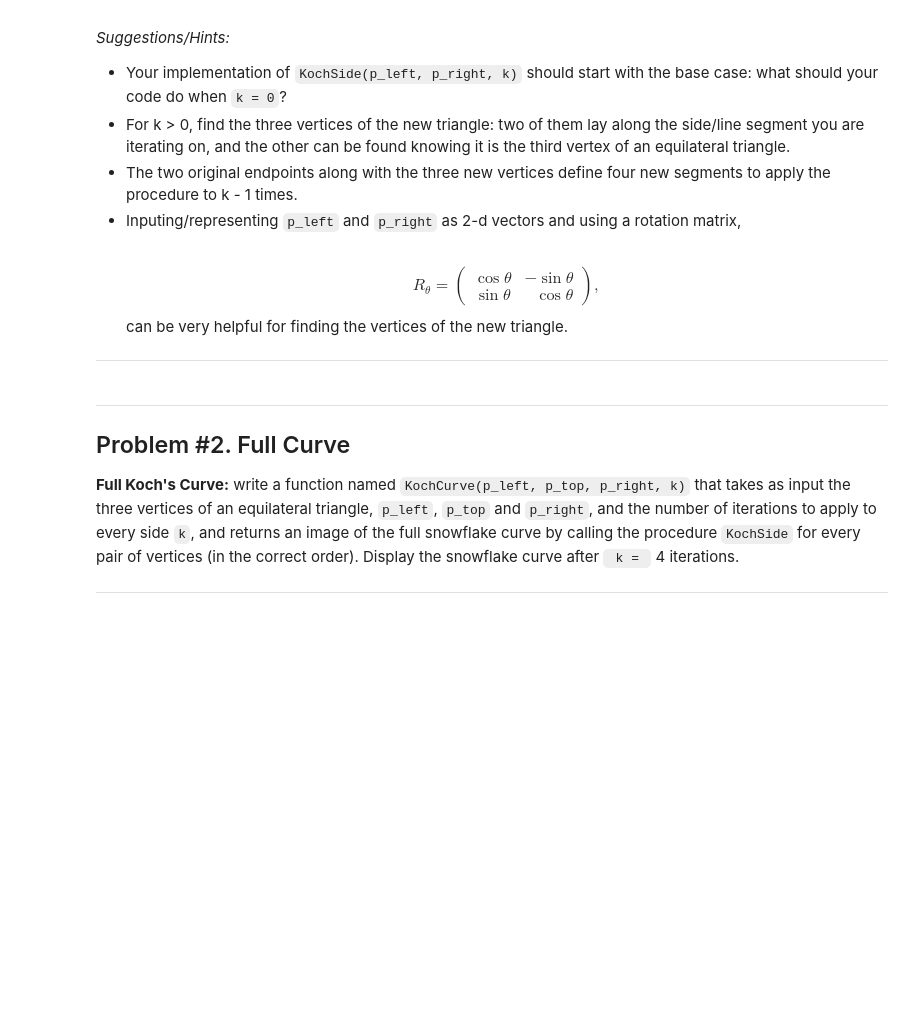
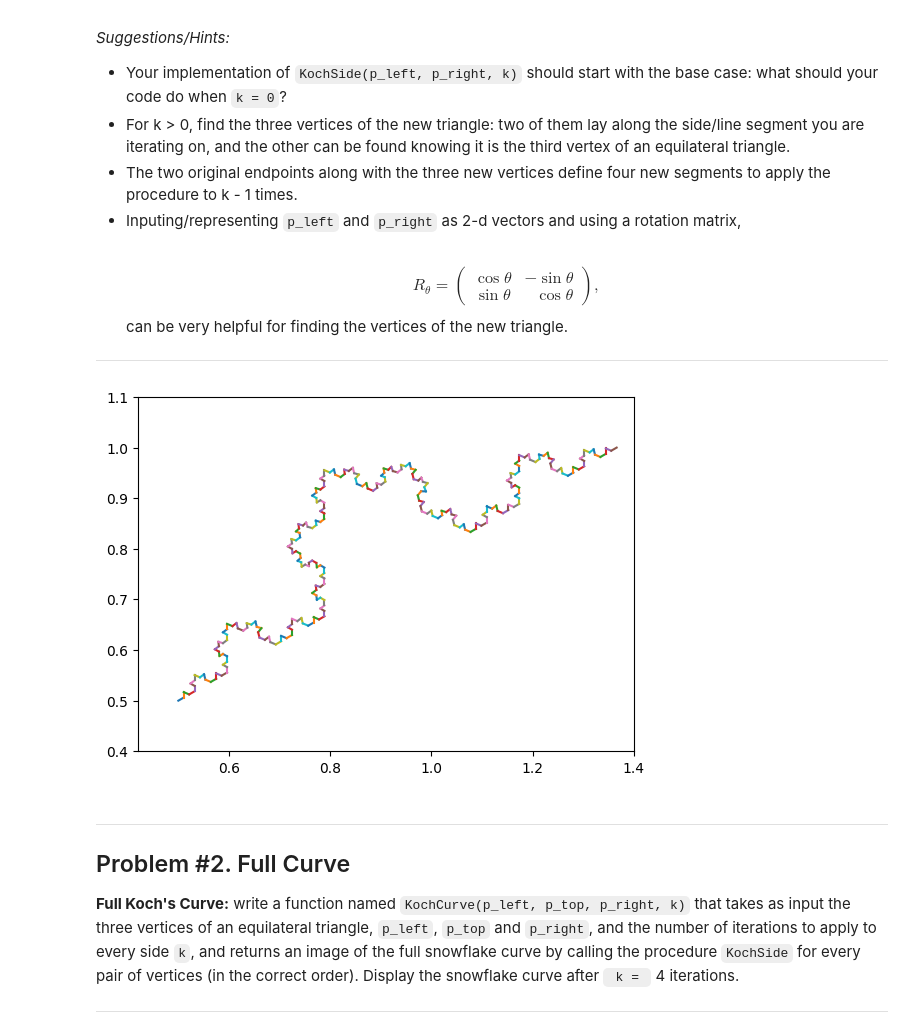
Before and after one commit to paramdesai321/Snowflake_Curve, a Jupyter notebook: main.ipynb, the cells around one changed output. Drawn from its saved outputs; the diff is of its cells as text; code cells hidden in the pictures; blank space fills up the shorter version.

Commit message:
implementing the final curve for k=4

```diff
--- a/main.ipynb
+++ b/main.ipynb
@@ -62,7 +62,8 @@ def KochSide(p_left, p_right, k):
     if k == 0: # base case
         # resolve base case
         # draw the line
-       plt.plot(p_left,p_right)
+       plt.plot([p_left[0], p_right[0]], [p_left[1], p_right[1]])
+
 
     else: # calculate new vertices and make recursive calls to KochSide for k-1 iterations
 
@@ -77,41 +78,54 @@ def KochSide(p_left, p_right, k):
         Side = linalg.norm(Side_Vector)
 
 
-        R = (math.sqrt(3)/2)*(Side/3)*Rotation_Matrix
+
         p1 = p_left
         # p2 = one thrid from p_left in the direction of p_right
         p2 = Side_Vector/3 + p1
         # p3 = vertex of new triangle (not on original line)
-        p3 = (p_left+p_right)/2 + R
+
         # p4 = two thrids from p_left in the direction of p_right
         p4= Side_Vector*(2/3) + p1
         p5 = p_right
-
+        Theta = np.pi / 3
+        Rotation_Matrix = np.array([
+            [np.cos(Theta), -np.sin(Theta)],
+            [np.sin(Theta),  np.cos(Theta)]
+        ])
+        Thea = np.pi /2
+        Rotation_Matrix_90 = np.array([
+            [np.cos(Theta), -np.sin(Theta)],
+            [np.sin(Theta),  np.cos(Theta)]
+        ])
+        # p3 is p2 rotated around by 60 degrees using the segment p4-p2
+        p3 = p2 + (math.sqrt(3)/2)*np.dot(Rotation_Matrix_90, (p4 - p2))
         # recursive call
         KochSide(p1,p2,k-1)
         # recursive call
         KochSide(p2,p3,k-1)
         KochSide(p3,p4,k-1)
         KochSide(p4,p5,k-1)
         # ...
         # recursive call
 
     # plotting commands
     # you may need to adjust the axis for different values of p_left and p_right
 
     plt.axis('square')
     plt.axis([0.42, 1.4, 0.4, 1.1])
 
 ###########################################################################################
 
 # Test Points
 
 p_left = np.array([0.5,0.5])
 p_right = np.array([0.5*(1.0 + math.sqrt(3.0)), 1.])
 
 # Test
 
-KochSide(p_left, p_right, 2)
+KochSide(p_left, p_right,4 )
+# %% [output]
+[figure, added]
 # %% [markdown]
 <hr>
 
```
Also changed, not shown: parts of 2 cells of this notebook.
